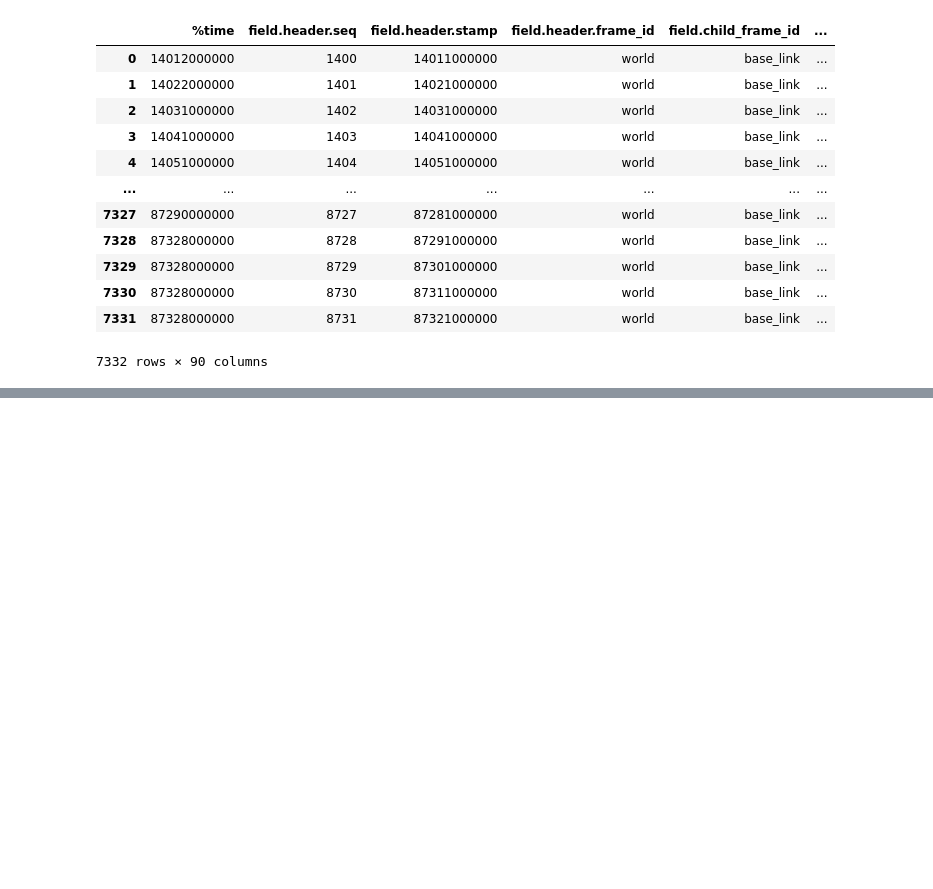
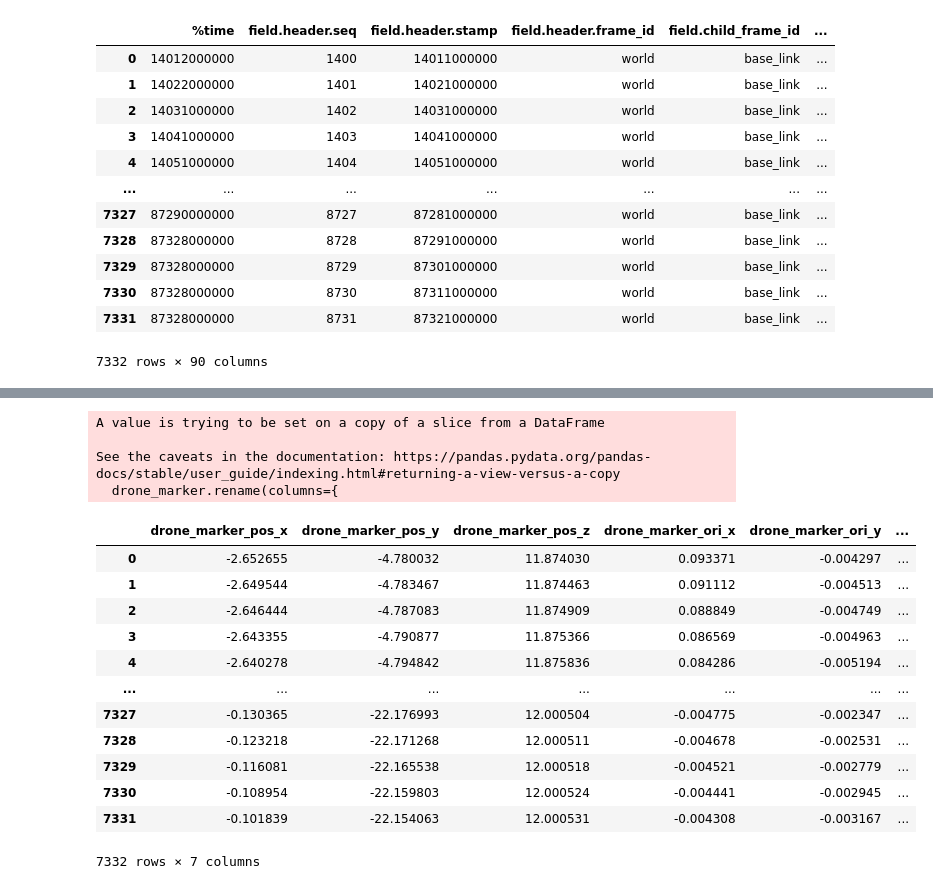
Before and after one commit to martinn10925040/Thesis_408, a Jupyter notebook: Computer_vision/data_extraction.ipynb, the cells around one changed output, grey strips where cells are left out. Saved outputs shown, nothing was run; the diff lists cells and outputs as text; code cells hidden in the pictures; blank space fills up the shorter version.

```diff
--- a/Computer_vision/data_extraction.ipynb
+++ b/Computer_vision/data_extraction.ipynb
@@ -129,13 +135,45 @@ vessel_drone
 # %%
 subset_columns_drone_marker = [
+    # Position of drone to the Marker:
+    'field.pose.pose.position.x',
+    'field.pose.pose.position.y',
+    'field.pose.pose.position.z',
+    # Orientation of drone to the Marker:
+    'field.pose.pose.orientation.x',
+    'field.pose.pose.orientation.y',
+    'field.pose.pose.orientation.z',
+    'field.pose.pose.orientation.w',
+]
 
+drone_marker = ground_truth[subset_columns_drone_marker]
 
-    # Position of drone to the Marker:
-     'field.pose.pose.position.x', 'field.pose.pose.position.y',
-       'field.pose.pose.position.z',
+# Rename the columns to something more meaningful:
+drone_marker.rename(columns={
+    'field.pose.pose.position.x': 'drone_marker_pos_x',
+    'field.pose.pose.position.y': 'drone_marker_pos_y',
+    'field.pose.pose.position.z': 'drone_marker_pos_z',
+    'field.pose.pose.orientation.x': 'drone_marker_ori_x',
+    'field.pose.pose.orientation.y': 'drone_marker_ori_y',
+    'field.pose.pose.orientation.z': 'drone_marker_ori_z',
+    'field.pose.pose.orientation.w': 'drone_marker_ori_w'
+}, inplace=True)
 
-    # Orientation of drone to the Marker:
-   'field.pose.pose.orientation.x',
-       'field.pose.pose.orientation.y', 'field.pose.pose.orientation.z',
-       'field.pose.pose.orientation.w',
-]
+drone_marker
+# %% [output]
+A value is trying to be set on a copy of a slice from a DataFrame
+
+See the caveats in the documentation: https://pandas.pydata.org/pandas-docs/stable/user_guide/indexing.html#returning-a-view-versus-a-copy
+  drone_marker.rename(columns={
+|  | drone_marker_pos_x | drone_marker_pos_y | drone_marker_pos_z | drone_marker_ori_x | drone_marker_ori_y | ... |
+| 0 | -2.652655 | -4.780032 | 11.874030 | 0.093371 | -0.004297 | ... |
+| 1 | -2.649544 | -4.783467 | 11.874463 | 0.091112 | -0.004513 | ... |
+| 2 | -2.646444 | -4.787083 | 11.874909 | 0.088849 | -0.004749 | ... |
+| 3 | -2.643355 | -4.790877 | 11.875366 | 0.086569 | -0.004963 | ... |
+| 4 | -2.640278 | -4.794842 | 11.875836 | 0.084286 | -0.005194 | ... |
+| ... | ... | ... | ... | ... | ... | ... |
+| 7327 | -0.130365 | -22.176993 | 12.000504 | -0.004775 | -0.002347 | ... |
+| 7328 | -0.123218 | -22.171268 | 12.000511 | -0.004678 | -0.002531 | ... |
+| 7329 | -0.116081 | -22.165538 | 12.000518 | -0.004521 | -0.002779 | ... |
+| 7330 | -0.108954 | -22.159803 | 12.000524 | -0.004441 | -0.002945 | ... |
+| 7331 | -0.101839 | -22.154063 | 12.000531 | -0.004308 | -0.003167 | ... |
+7332 rows × 7 columns
```
Also changed, not shown: parts of 15 cells of this notebook.
